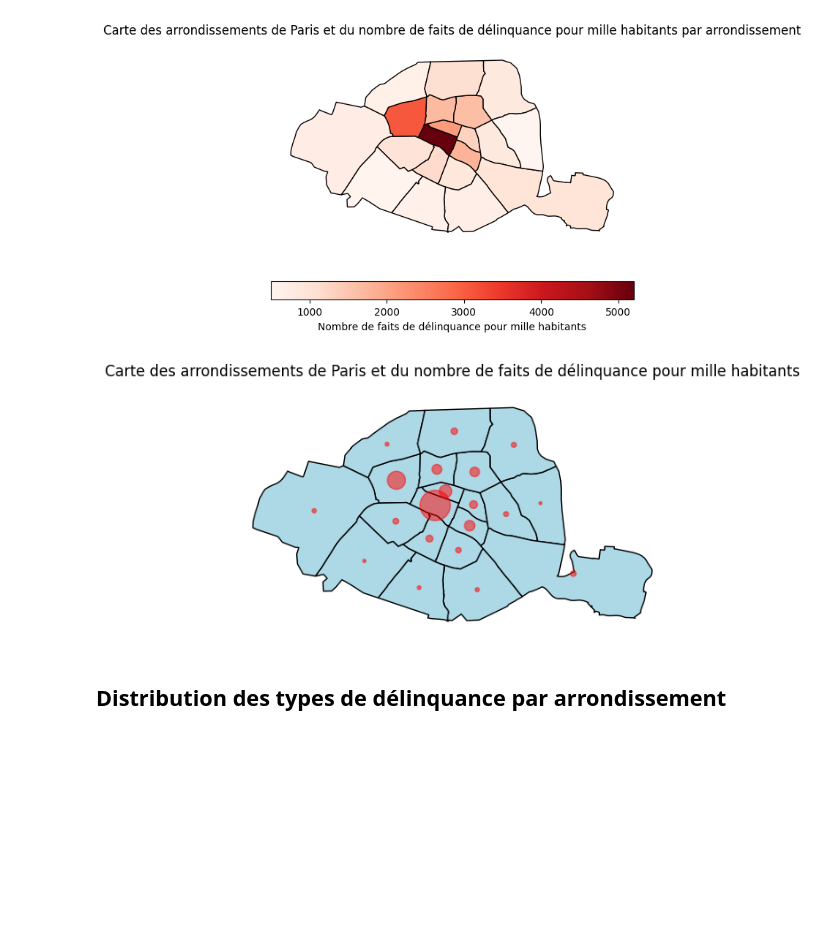
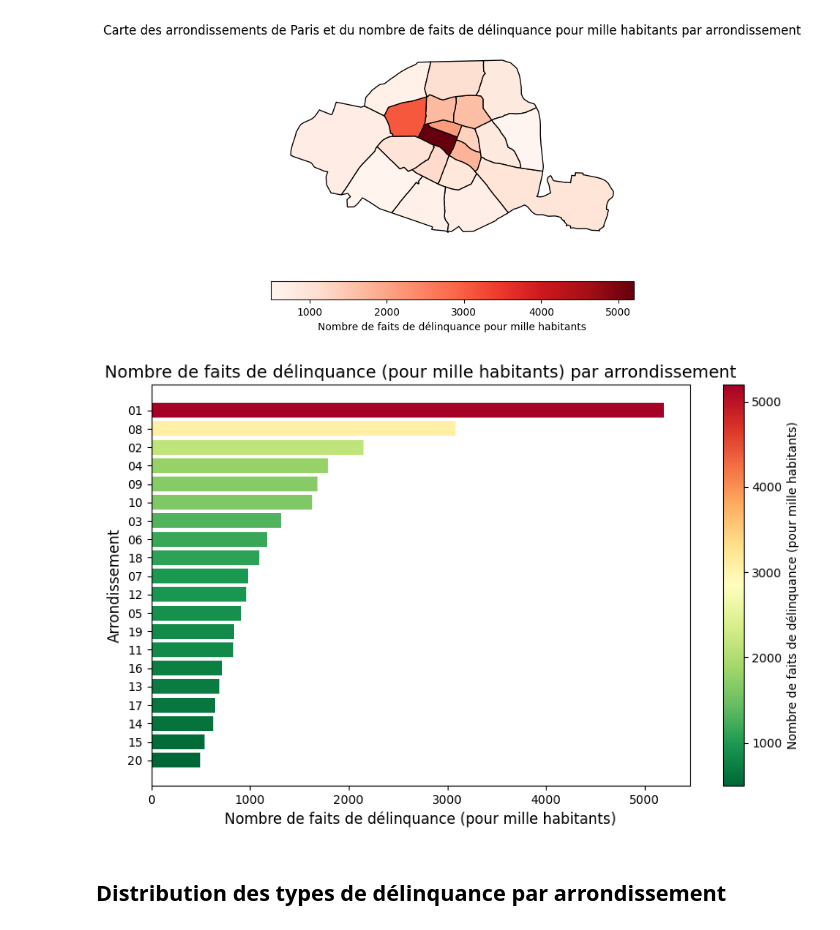
Before and after one commit to Yasmxne/Projet-Python-pour-la-Data-Science, a Jupyter notebook: BaseDélinquance.ipynb, the cells around one changed output. Saved outputs shown, nothing was run; the diff lists cells and outputs as text; code cells hidden in the pictures; blank space fills up the shorter version.

Commit message:
Ajout d'un graphique et commentaires sur la base de délinquance

```diff
--- a/BaseDélinquance.ipynb
+++ b/BaseDélinquance.ipynb
@@ -63,0 +39,3 @@ memory usage: 260.0+ KB
+# %%
+df_delinquance= df_delinquance.rename(columns={"CODGEO_2024": "INSEE_COG"})
+df_delinquance.info()
@@ -79,5 +77,4 @@ Valeurs uniques dans la colonne 'classe':
 # %%
-df_delinquance['arrondissement'] = df_delinquance['CODGEO_2024'].astype(str).str[-2:]
 df_delinquance = df_delinquance[df_delinquance['classe'] != 'Coups et blessures volontaires intrafamiliaux']
 
-df_delinquance.head()
+df_delinquance['arrondissement'] = df_delinquance['INSEE_COG'].astype(str).str[-2:]
@@ -149,38 +144,36 @@ carte.set_title("Carte des arrondissements de Paris et du nombre de faits de dé
 plt.show()
 # %% [output]
 [figure]
-# %%
-arr_borders = arr_borders.to_crs(epsg=3857)
-
-# Calcul et ajout des centres gémoétriques de chaque arrondissement
-arr_borders['centroid'] = arr_borders.geometry.centroid
-arr_borders['arrondissement'] = arr_borders['INSEE_COG'].str[-2:]
-
-# Tracé du fond de carte des arrondissements
-fig, ax = plt.subplots()
-arr_borders.plot(ax=ax, color='lightblue', edgecolor='black')
-arr_borders_sorted = arr_borders.sort_values(by='arrondissement')
-arr_borders_sorted['tauxpourmille'] = delinquance_par_arrondissement['tauxpourmille'].values
-
-# Ajout du cercle de rayon proportionnel aux de criminalité au centre de chaque arrondissement
-for _, row in arr_borders_sorted.iterrows():
-    arrondissement = row['arrondissement']
-    taux = row['tauxpourmille']
-
-    if taux > 0:
-        x, y = row['centroid'].x, row['centroid'].y
-        radius = taux / 5
-        circle = plt.Circle((x, y), radius, color='red', alpha=0.5, zorder=10)
-        ax.add_artist(circle)
-
-
-ax.set_aspect('equal')
-ax.set_title("Carte des arrondissements de Paris et du nombre de faits de délinquance pour mille habitants")
-ax.set_axis_off()
-
-plt.show()
-# %% [output]
-[figure, removed]
+# %%
+import matplotlib.cm as cm
+import matplotlib.colors as mcolors
+
+# Tri des données par taux de délinquance
+delinquance_sorted = delinquance_par_arrondissement.sort_values(by='tauxpourmille')
+norm = mcolors.Normalize(vmin=delinquance_sorted['tauxpourmille'].min(),
+                         vmax=delinquance_sorted['tauxpourmille'].max())
+cmap = cm.RdYlGn_r
+
+# Création du graphique
+fig, ax = plt.subplots(figsize=(10, 6))
+plt.barh(
+    delinquance_sorted['arrondissement'],
+    delinquance_sorted['tauxpourmille'],
+    color=[cmap(norm(value)) for value in delinquance_sorted['tauxpourmille']]
+)
+
+plt.xlabel("Nombre de faits de délinquance (pour mille habitants)", fontsize=12)
+plt.ylabel("Arrondissement", fontsize=12)
+plt.title("Nombre de faits de délinquance (pour mille habitants) par arrondissement", fontsize=14)
+
+# Ajout de la barre de couleur
+sm = plt.cm.ScalarMappable(cmap=cmap, norm=norm)
+sm.set_array([])
+fig.colorbar(sm, ax=ax, orientation='vertical', label="Nombre de faits de délinquance (pour mille habitants)")
+
+plt.show()
+# %% [output]
+[figure, added]
 # %% [markdown]
 ## Distribution des types de délinquance par arrondissement
 # %%
```
Also changed, not shown: parts of 13 cells of this notebook.
